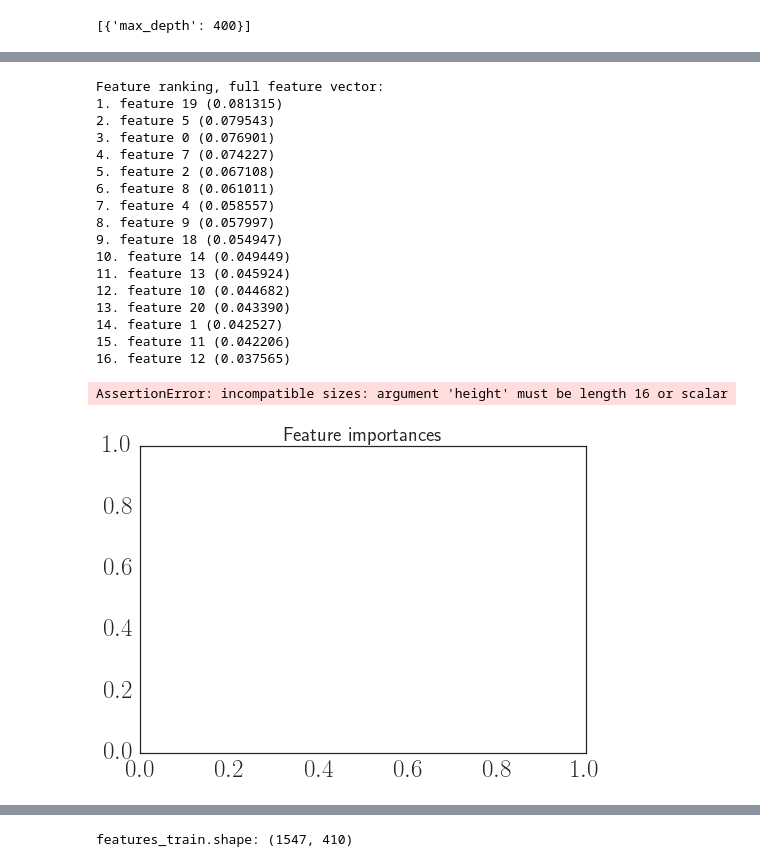
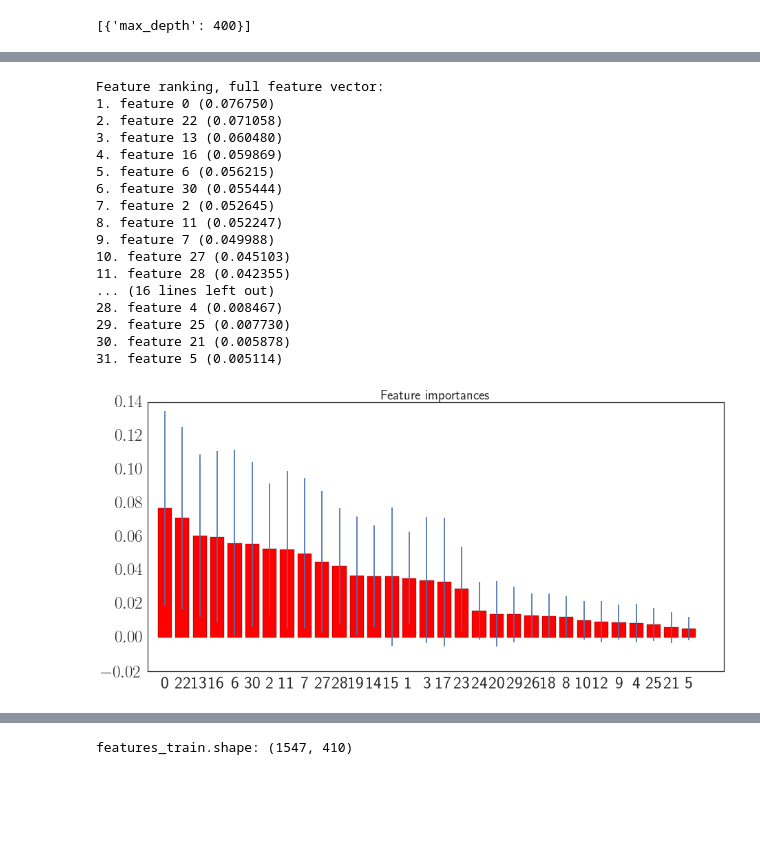
Before and after one commit to dhuppenkothen/BlackHoleMagic, a Jupyter notebook: code/GRS1915_FeatureEngineering.ipynb, the cells around one changed output, grey strips where cells are left out. Cells and saved outputs as stored; diff of their text form; code cells hidden in the pictures; blank space fills up the shorter version.

```diff
--- a/code/GRS1915_FeatureEngineering.ipynb
+++ b/code/GRS1915_FeatureEngineering.ipynb
@@ -422,6 +418,9 @@ In the second step, I can add feature sets like the entire heatmap of the hardne
 
 For this task, I'm going to use Random Forests, because I have to pick an algorithm and this one seems to be pretty robust.
 # %%
+datadir= "../../"
+seg_length_supervised = 1024.
+
 features_train_full = np.loadtxt(datadir+"grs1915_%is_features_train.txt"%seg_length_supervised)
 features_test_full = np.loadtxt(datadir+"grs1915_%is_features_test.txt"%seg_length_supervised)
 features_val_full = np.loadtxt(datadir+"grs1915_%is_features_val.txt"%seg_length_supervised)
@@ -564,7 +563,7 @@ for i in range(features_train.shape[1]):
         ### Random Forest Classifier
         params = {'max_depth': [5,10,20,50,100,200,400]}#,
         grid_rfc = GridSearchCV(RandomForestClassifier(n_estimators=250), param_grid=params,
-                                verbose=0, n_jobs=4)
+                                verbose=0, n_jobs=15)
         grid_rfc.fit(fscaled_train, labels_train)
         best_params.append(grid_rfc.best_params_)
         score.append(grid_rfc.score(fscaled_val, labels_val))
@@ -809,65 +746,54 @@ Let's also plot the feature importances as derived from the trees:
 # %%
+features_new_full = np.concatenate((features_new_train, features_new_val, features_new_test))
+
+scaler_train = StandardScaler().fit(features_new_red)
+fscaled_train = scaler_train.transform(features_new_train)
+fscaled_val = scaler_train.transform(features_new_val)
+fscaled_test = scaler_train.transform(features_new_test)
+
+rfc_full = RandomForestClassifier(n_estimators=500, max_depth=400)
+rfc_full.fit(fscaled_train, labels_train)
+
 imp_rfc_full = rfc_full.feature_importances_
-imp_rfc_red = rfc_red.feature_importances_
 
 std_full = np.std([tree.feature_importances_ for tree in rfc_full.estimators_],
              axis=0)
-std_red = np.std([tree.feature_importances_ for tree in rfc_red.estimators_],
-             axis=0)
 
 indices_full = np.argsort(imp_rfc_full)[::-1]
-indices_red = np.argsort(imp_rfc_red)[::-1]
 
 # Print the feature ranking for the full feature vector
 print("Feature ranking, full feature vector:")
 
-for f in range(16):
+for f in range(31):
     print("%d. feature %d (%f)" % (f + 1, indices_full[f], imp_rfc_full[indices_full[f]]))
 
 # Plot the feature importances of the forest
-plt.figure()
+plt.figure(figsize=(15,7))
 plt.title("Feature importances")
-plt.bar(range(16), imp_rfc_full[indices_full],
+plt.bar(range(31), imp_rfc_full[indices_full],
        color="r", yerr=std_full[indices_full], align="center")
-plt.xticks(range(16), indices_full)
-plt.xlim([-1, 17])
+plt.xticks(range(31), indices_full)
+plt.xlim([-1, 32])
 plt.show()
-
-
-# Print the feature ranking for the reduced set
-print("Feature ranking, reduced feature vector:")
-
-for f in range(12):
-    print("%d. feature %d (%f)" % (f + 1, indices_red[f], imp_rfc_red[indices_red[f]]))
-
-# Plot the feature importances of the forest
-plt.figure()
-plt.title("Feature importances")
-plt.bar(range(12), imp_rfc_red[indices_red],
-       color="r", yerr=std_red[indices_red], align="center")
-plt.xticks(range(12), indices_red)
-plt.xlim([-1, 13])
-plt.show()
 # %% [output]
 Feature ranking, full feature vector:
-1. feature 19 (0.081315)
-2. feature 5 (0.079543)
-3. feature 0 (0.076901)
-4. feature 7 (0.074227)
-5. feature 2 (0.067108)
-6. feature 8 (0.061011)
-7. feature 4 (0.058557)
-8. feature 9 (0.057997)
-9. feature 18 (0.054947)
-10. feature 14 (0.049449)
-11. feature 13 (0.045924)
-12. feature 10 (0.044682)
-13. feature 20 (0.043390)
-14. feature 1 (0.042527)
-15. feature 11 (0.042206)
-16. feature 12 (0.037565)
+1. feature 0 (0.076750)
+2. feature 22 (0.071058)
+3. feature 13 (0.060480)
+4. feature 16 (0.059869)
+5. feature 6 (0.056215)
+6. feature 30 (0.055444)
+7. feature 2 (0.052645)
+8. feature 11 (0.052247)
+9. feature 7 (0.049988)
+10. feature 27 (0.045103)
+11. feature 28 (0.042355)
+... (16 lines left out)
+28. feature 4 (0.008467)
+29. feature 25 (0.007730)
+30. feature 21 (0.005878)
+31. feature 5 (0.005114)
-AssertionError: incompatible sizes: argument 'height' must be length 16 or scalar
-[figure, old version]
+[figure, new version]
 # %% [markdown]
 The feature importances derived from the trees isn't quite the same as from the greedy search. Note, however, that the inter-tree variability is fairly large, indicating that all of the features may contribute significantly to the classification.
 
```
Also changed, not shown: parts of 86 cells of this notebook, 1 other file.
